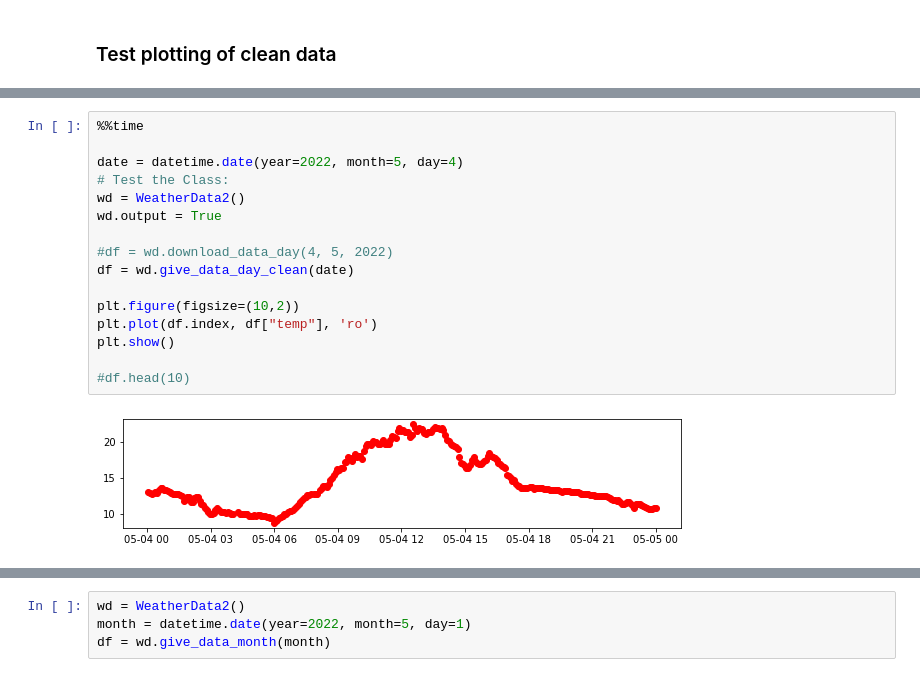
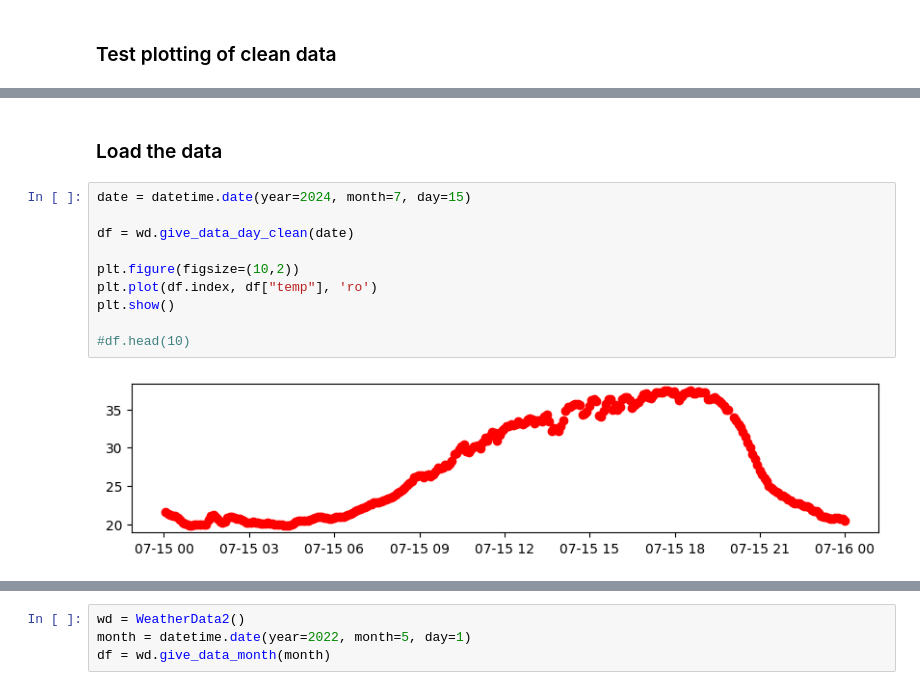
Before and after one commit to hringbauer/wunderground, a Jupyter notebook: area51.ipynb, the cells around one changed output, grey strips where cells are left out. Saved outputs shown, nothing was run; the diff lists cells and outputs as text.

```diff
--- a/area51.ipynb
+++ b/area51.ipynb
@@ -164,18 +170,14 @@ NameError: name 'datetime' is not defined
+# %% [markdown]
+### Load the data
 # %%
-%%time
+date = datetime.date(year=2024, month=7, day=15)
 
-date = datetime.date(year=2022, month=5, day=4)
-# Test the Class:
-wd = WeatherData2()
-wd.output = True
-
-#df = wd.download_data_day(4, 5, 2022)
 df = wd.give_data_day_clean(date)
 
 plt.figure(figsize=(10,2))
 plt.plot(df.index, df["temp"], 'ro')
 plt.show()
 
 #df.head(10)
 # %% [output]
-[figure, old version]
+[figure, new version]
```
Also changed, not shown: parts of 22 cells of this notebook, 19 other files.
